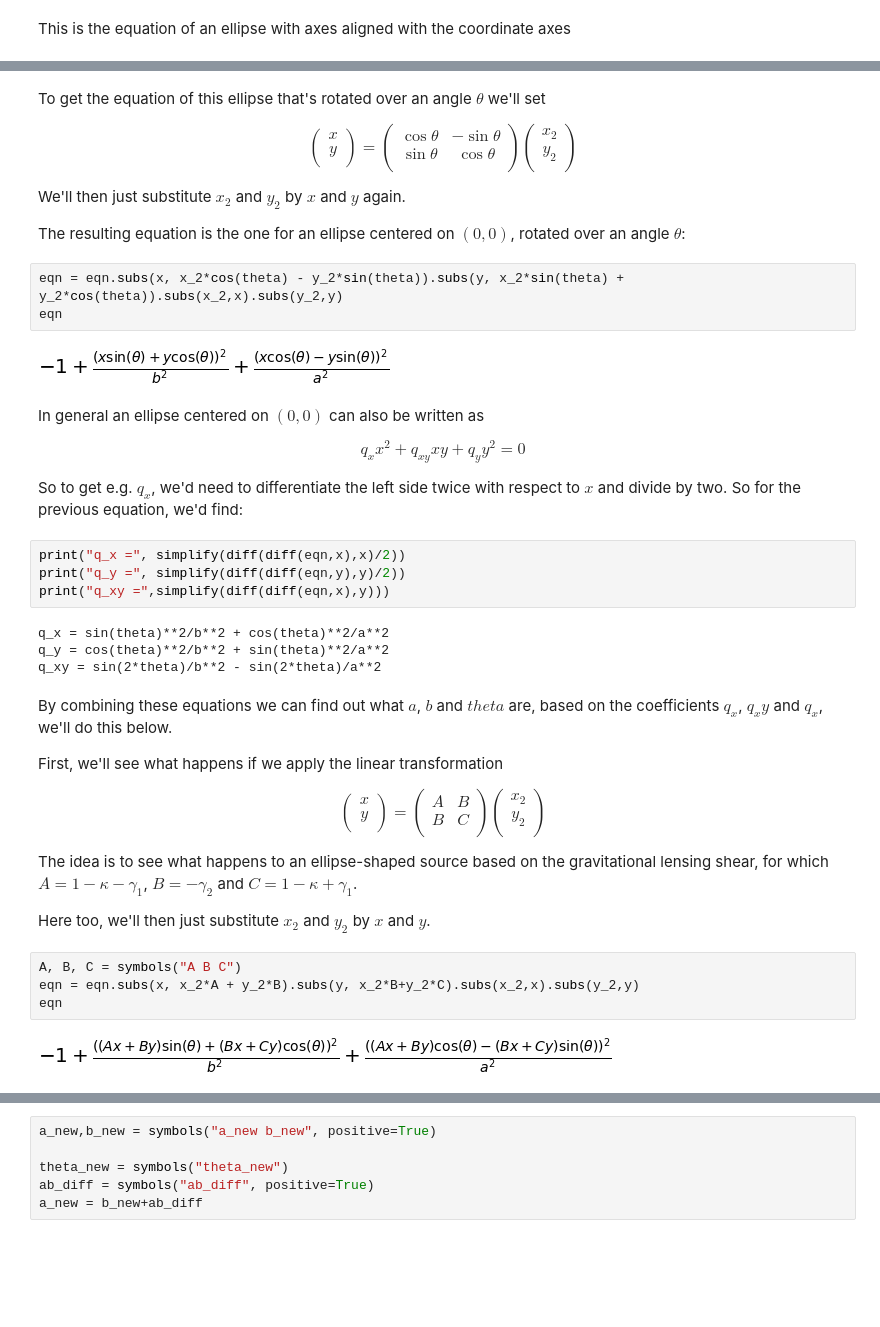
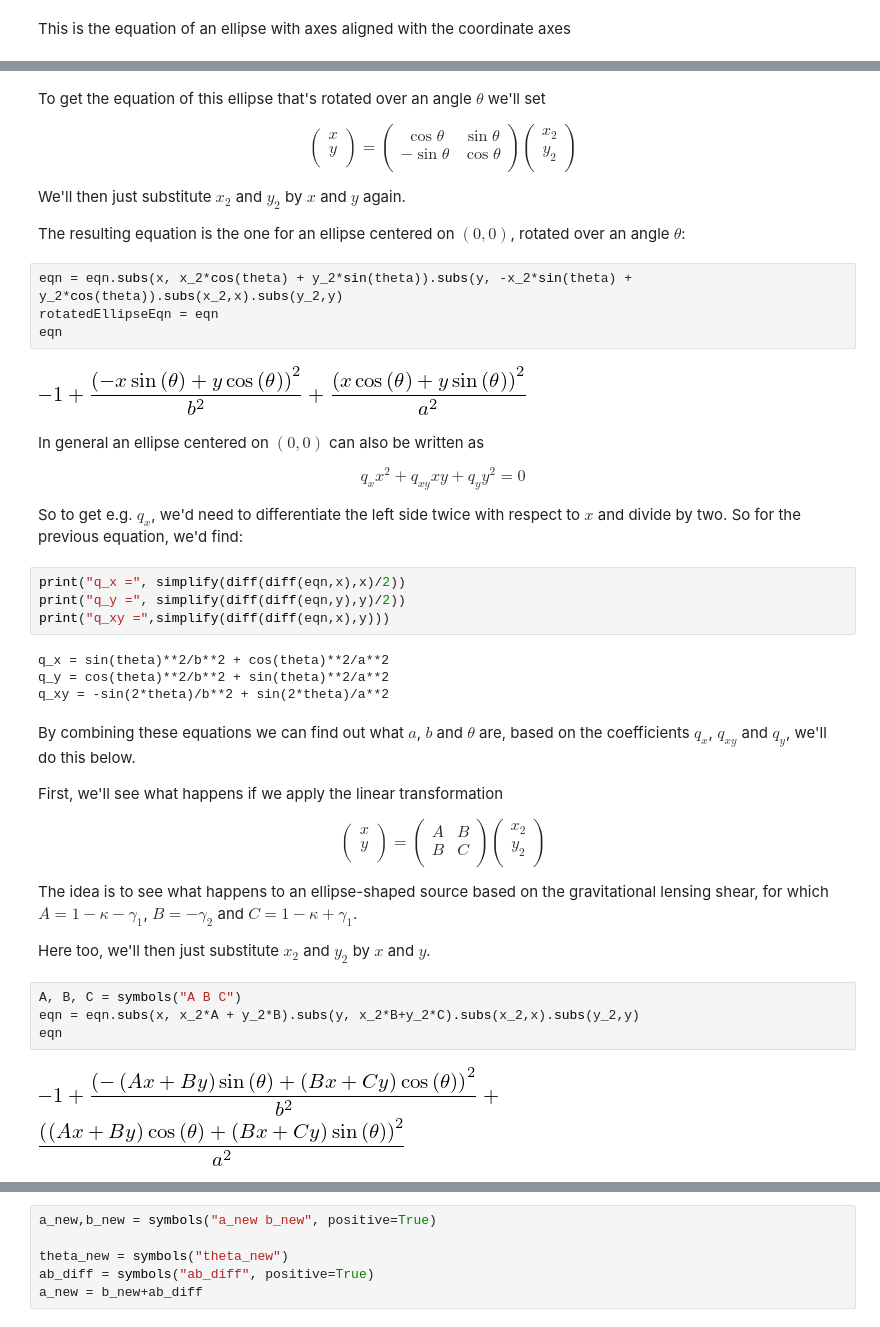
Before and after one commit to j0r1/GRALE2, a Jupyter notebook: pygrale/doc/source/_static/ellipsetransform.ipynb, the cells around one changed output, grey strips where cells are left out. Saved outputs shown, nothing was run; the diff lists cells and outputs as text; blank space fills up the shorter version.

```diff
--- a/pygrale/doc/source/_static/ellipsetransform.ipynb
+++ b/pygrale/doc/source/_static/ellipsetransform.ipynb
@@ -24,7 +26,7 @@ eqn
 To get the equation of this ellipse that's rotated over an angle $\theta$ we'll set
 
 $$\left(\begin{array}{c} x \\ y \\ \end{array}\right) =
- \left(\begin{array}{cc} \cos\theta & -\sin\theta \\ \sin\theta & \cos\theta \\ \end{array}\right)
+ \left(\begin{array}{cc} \cos\theta & \sin\theta \\ -\sin\theta & \cos\theta \\ \end{array}\right)
  \left(\begin{array}{c} x_2 \\ y_2 \\ \end{array}\right)
 $$
 
@@ -33,10 +35,11 @@ We'll then just substitute $x_2$ and $y_2$ by $x$ and $y$ again.
 The resulting equation is the one for an ellipse centered on $(0,0)$, rotated over
 an angle $\theta$:
 # %%
-eqn = eqn.subs(x, x_2*cos(theta) - y_2*sin(theta)).subs(y, x_2*sin(theta) + y_2*cos(theta)).subs(x_2,x).subs(y_2,y)
+eqn = eqn.subs(x, x_2*cos(theta) + y_2*sin(theta)).subs(y, -x_2*sin(theta) + y_2*cos(theta)).subs(x_2,x).subs(y_2,y)
+rotatedEllipseEqn = eqn
 eqn
 # %% [output]
-[figure, old version]
+[figure, new version]
 # %% [markdown]
 In general an ellipse centered on $(0,0)$ can also be written as
 
@@ -50,10 +53,10 @@ print("q_xy =",simplify(diff(diff(eqn,x),y)))
 # %% [output]
 q_x = sin(theta)**2/b**2 + cos(theta)**2/a**2
 q_y = cos(theta)**2/b**2 + sin(theta)**2/a**2
-q_xy = sin(2*theta)/b**2 - sin(2*theta)/a**2
+q_xy = -sin(2*theta)/b**2 + sin(2*theta)/a**2
 # %% [markdown]
-By combining these equations we can find out what $a$, $b$ and $theta$ are, based on the coefficients
-$q_x$, $q_xy$ and $q_x$, we'll do this below.
+By combining these equations we can find out what $a$, $b$ and $\theta$ are, based on the coefficients
+$q_x$, $q_{xy}$ and $q_y$, we'll do this below.
 
 First, we'll see what happens if we apply the linear transformation
 
@@ -71,5 +74,5 @@ A, B, C = symbols("A B C")
 eqn = eqn.subs(x, x_2*A + y_2*B).subs(y, x_2*B+y_2*C).subs(x_2,x).subs(y_2,y)
 eqn
 # %% [output]
-[figure, old version]
+[figure, new version]
 # %% [markdown]
```
Also changed, not shown: parts of 20 cells of this notebook, 1 other file.
